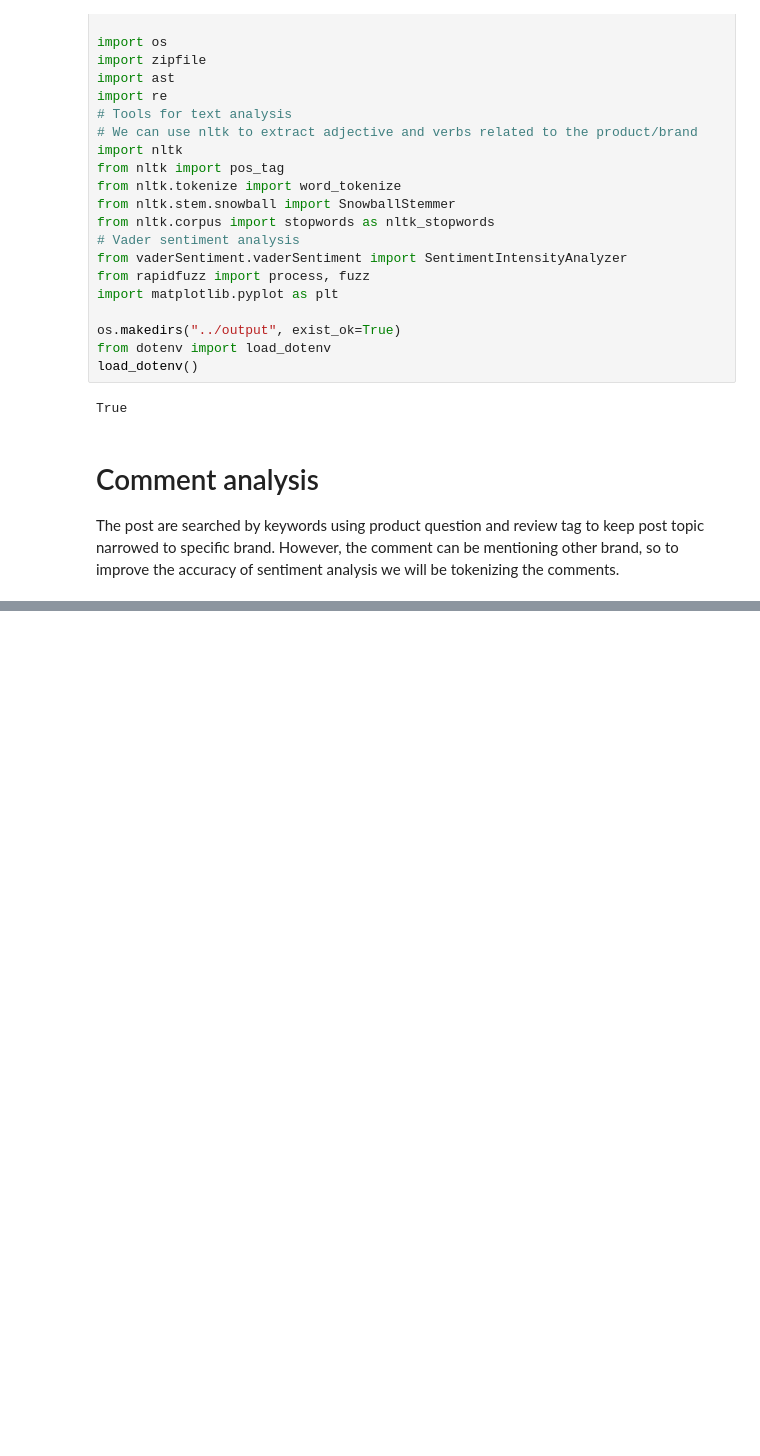
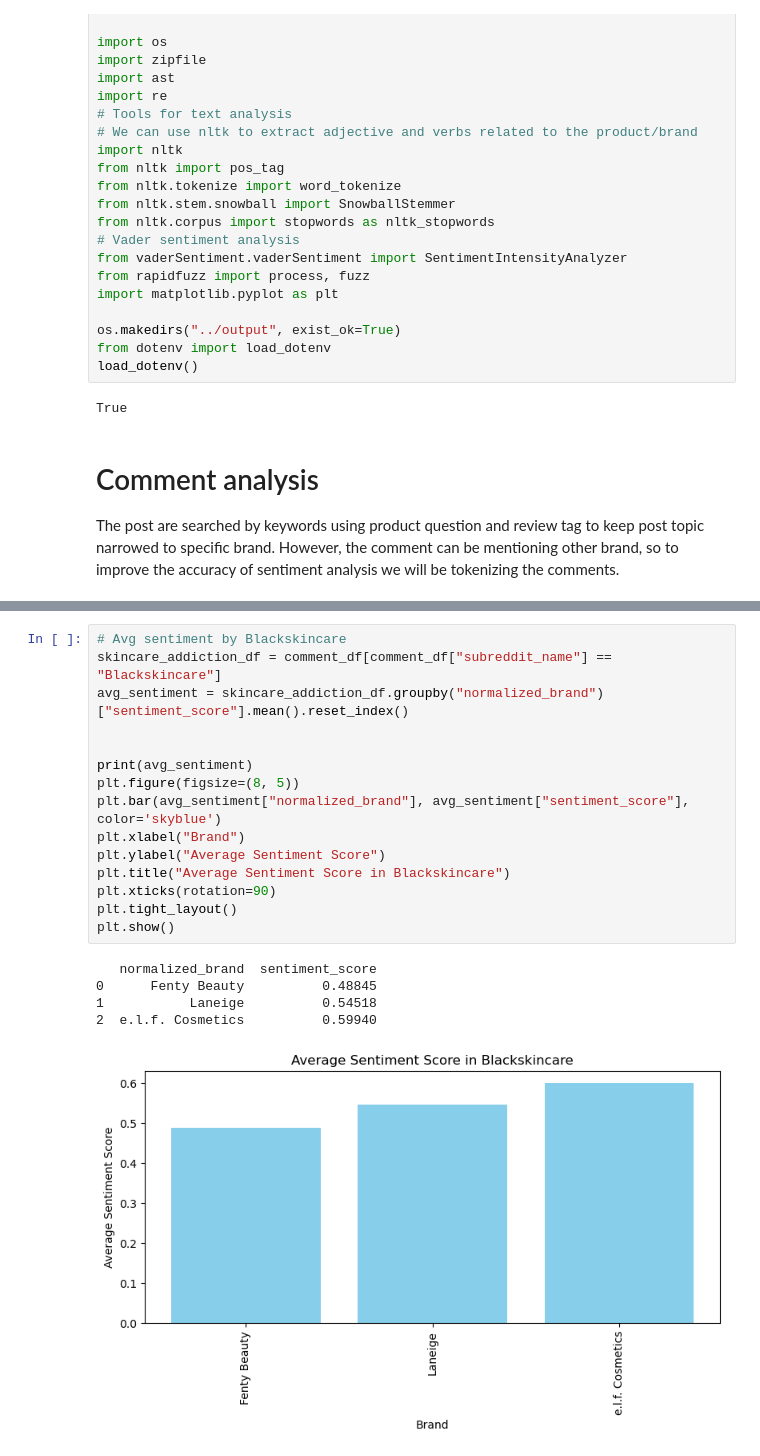
Before and after one commit to oooogiselle/Skinfluence, a Jupyter notebook: code/reddit_sentiment.ipynb, the cells around one changed output, grey strips where cells are left out. Cells and saved outputs as stored; diff of their text form; blank space fills up the shorter version.

Commit message:
sentiment divided by subreddit

```diff
--- a/code/reddit_sentiment.ipynb
+++ b/code/reddit_sentiment.ipynb
@@ -218,0 +230,21 @@ plt.show()
+# %%
+# Avg sentiment by Blackskincare
+skincare_addiction_df = comment_df[comment_df["subreddit_name"] == "Blackskincare"]
+avg_sentiment = skincare_addiction_df.groupby("normalized_brand")["sentiment_score"].mean().reset_index()
+
+
+print(avg_sentiment)
+plt.figure(figsize=(8, 5))
+plt.bar(avg_sentiment["normalized_brand"], avg_sentiment["sentiment_score"], color='skyblue')
+plt.xlabel("Brand")
+plt.ylabel("Average Sentiment Score")
+plt.title("Average Sentiment Score in Blackskincare")
+plt.xticks(rotation=90)
+plt.tight_layout()
+plt.show()
+# %% [output]
+   normalized_brand  sentiment_score
+0      Fenty Beauty          0.48845
+1           Laneige          0.54518
+2  e.l.f. Cosmetics          0.59940
+[figure, added]
```
Also changed, not shown: parts of 7 cells of this notebook.
